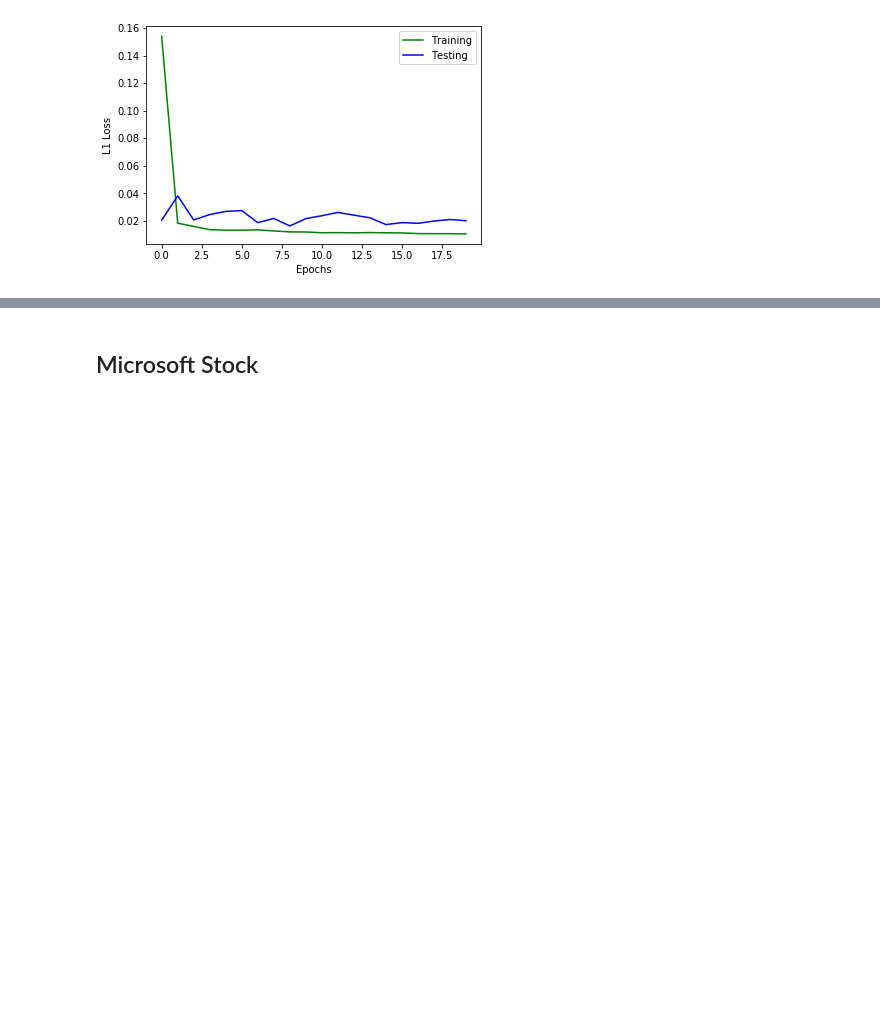
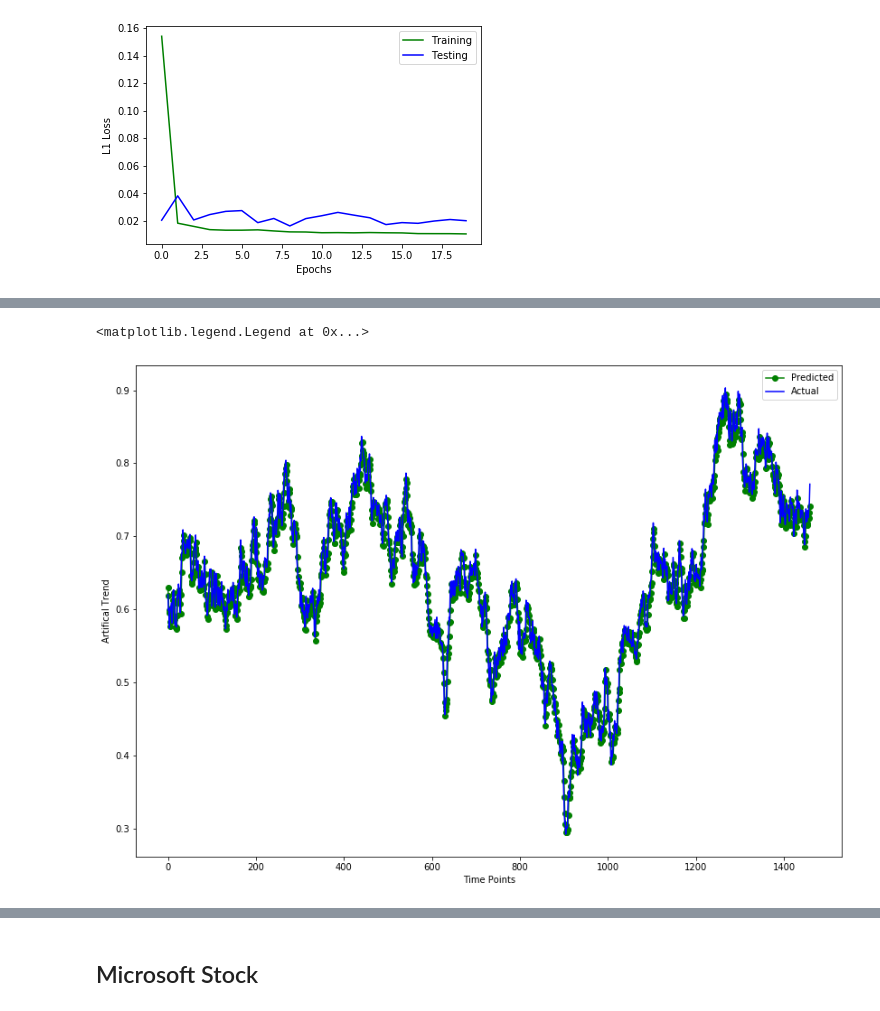
Before and after one commit to goodudetheboy/TimeSeriesWithNN, a Jupyter notebook: src/model/GRU.ipynb, the cells around one changed output, grey strips where cells are left out. Saved outputs shown, nothing was run; the diff lists cells and outputs as text; code cells hidden in the pictures; blank space fills up the shorter version.

```diff
--- a/src/model/GRU.ipynb
+++ b/src/model/GRU.ipynb
@@ -301,0 +304,4 @@ plt.legend()
+# %%
+art_data2 = pd.read_csv("Artificial_trend1.csv")
+art_data2.set_index('date',inplace=True)
+len(art_data2)
@@ -301,0 +331,10 @@ plt.legend()
+# %%
+batch_size = 64
+train_data = TensorDataset(torch.from_numpy(train_x), torch.from_numpy(train_y))
+train_loader = DataLoader(train_data, shuffle=True,batch_size=batch_size, drop_last=True)
+test_data = TensorDataset(torch.from_numpy(test_x), torch.from_numpy(test_y))
+test_loader = DataLoader(test_data, shuffle=False, batch_size=1, drop_last=True)
+# %%
+lr = 0.001
+art_model_mse, mseloss_train, mseloss_test, predictions, values = train_mse(train_loader, test_loader, lr, model_type="GRU")
+art_model_l1, l1loss_train, l1loss_test, predictions, values = train_l1(train_loader, test_loader, lr, model_type="GRU")
@@ -301,0 +359,10 @@ plt.legend()
+# %%
+plt.figure(figsize=(14,10))
+plt.plot(np.asarray(predictions).reshape(-1,1), "-o", color="g", label="Predicted")
+plt.plot(np.asarray(values).reshape(-1,1), color="b", label="Actual")
+plt.ylabel('Artifical Trend')
+plt.xlabel('Time Points')
+plt.legend()
+# %% [output]
+<matplotlib.legend.Legend at 0x...>
+[figure, added]
```
Also changed, not shown: parts of 11 cells of this notebook.
